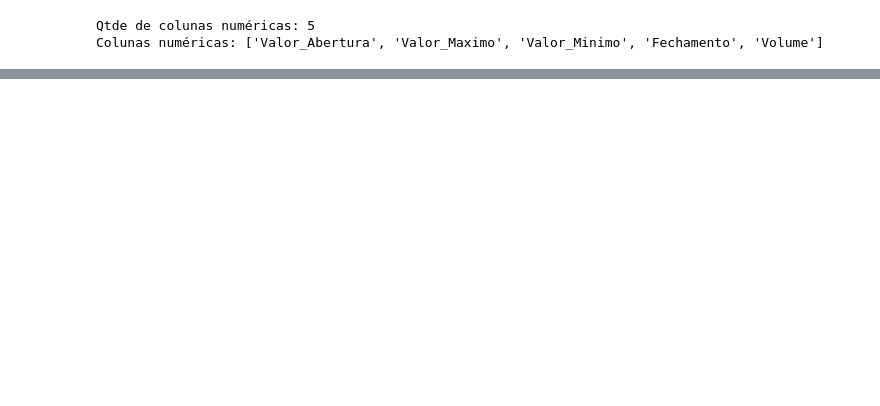
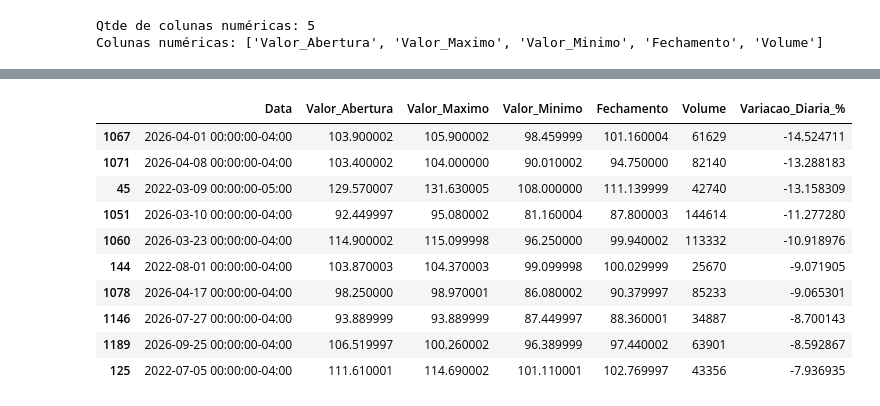
Before and after one commit to vitorjensen/Python_para_Analise_de_Dados, a Jupyter notebook: Projetos/Análise Exploratória de Combustível/Análise_Exploratória_de_Combustível.ipynb, the cells around one changed output, grey strips where cells are left out. Saved outputs shown, nothing was run; the diff lists cells and outputs as text; code cells hidden in the pictures; blank space fills up the shorter version.

```diff
--- a/Projetos/Análise Exploratória de Combustível/Análise_Exploratória_de_Combustível.ipynb
+++ b/Projetos/Análise Exploratória de Combustível/Análise_Exploratória_de_Combustível.ipynb
@@ -187,0 +215,17 @@ display(estatistica)
+# %%
+#Analisando os 10 dias com Maiores Quedas
+
+maiores_quedas = df.nsmallest(10, ['Variacao_Diaria_%'])
+display(maiores_quedas)
+# %% [output]
+|  | Data | Valor_Abertura | Valor_Maximo | Valor_Minimo | Fechamento | Volume | Variacao_Diaria_% |
+| 1067 | 2026-04-01 00:00:00-04:00 | 103.900002 | 105.900002 | 98.459999 | 101.160004 | 61629 | -14.524711 |
+| 1071 | 2026-04-08 00:00:00-04:00 | 103.400002 | 104.000000 | 90.010002 | 94.750000 | 82140 | -13.288183 |
+| 45 | 2022-03-09 00:00:00-05:00 | 129.570007 | 131.630005 | 108.000000 | 111.139999 | 42740 | -13.158309 |
+| 1051 | 2026-03-10 00:00:00-04:00 | 92.449997 | 95.080002 | 81.160004 | 87.800003 | 144614 | -11.277280 |
+| 1060 | 2026-03-23 00:00:00-04:00 | 114.900002 | 115.099998 | 96.250000 | 99.940002 | 113332 | -10.918976 |
+| 144 | 2022-08-01 00:00:00-04:00 | 103.870003 | 104.370003 | 99.099998 | 100.029999 | 25670 | -9.071905 |
+| 1078 | 2026-04-17 00:00:00-04:00 | 98.250000 | 98.970001 | 86.080002 | 90.379997 | 85233 | -9.065301 |
+| 1146 | 2026-07-27 00:00:00-04:00 | 93.889999 | 93.889999 | 87.449997 | 88.360001 | 34887 | -8.700143 |
+| 1189 | 2026-09-25 00:00:00-04:00 | 106.519997 | 100.260002 | 96.389999 | 97.440002 | 63901 | -8.592867 |
+| 125 | 2022-07-05 00:00:00-04:00 | 111.610001 | 114.690002 | 101.110001 | 102.769997 | 43356 | -7.936935 |
```
Also changed, not shown: parts of 6 cells of this notebook.
